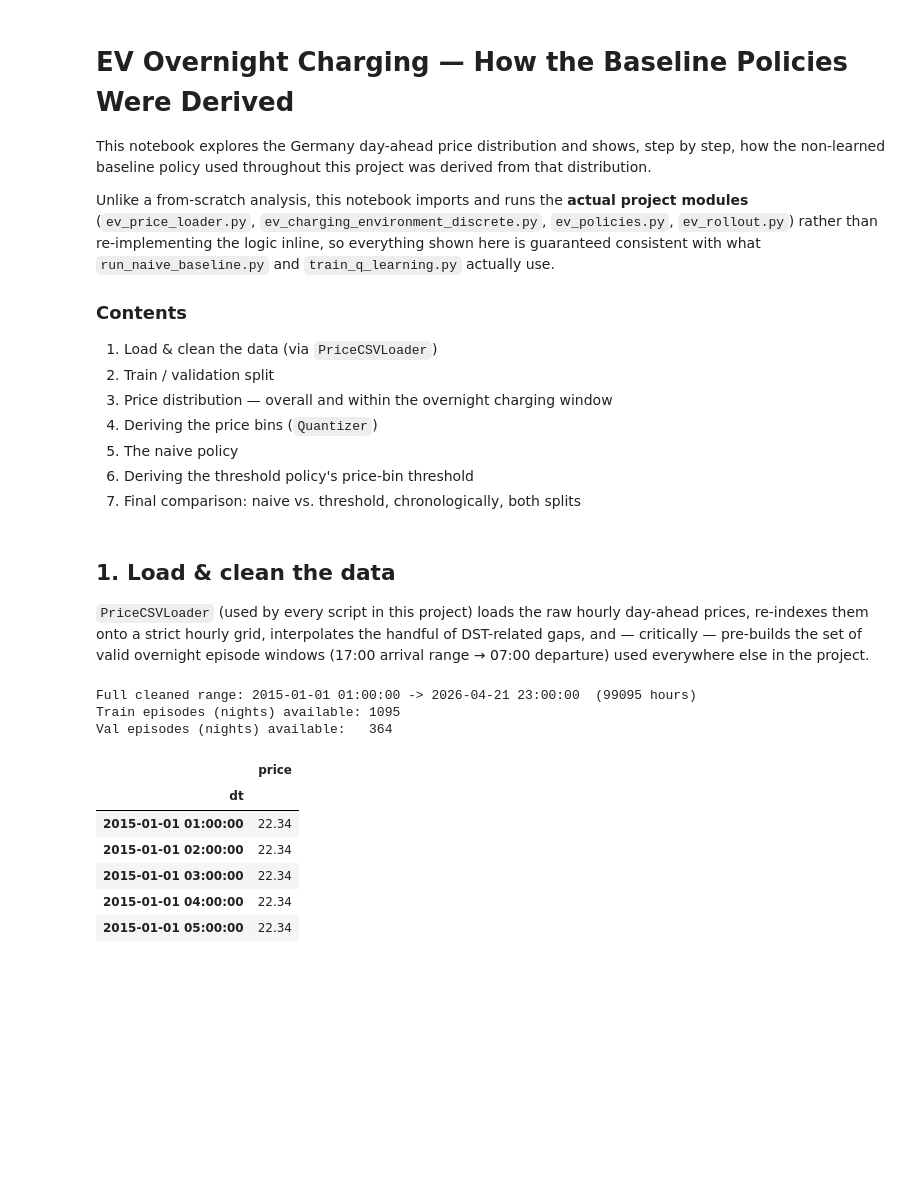
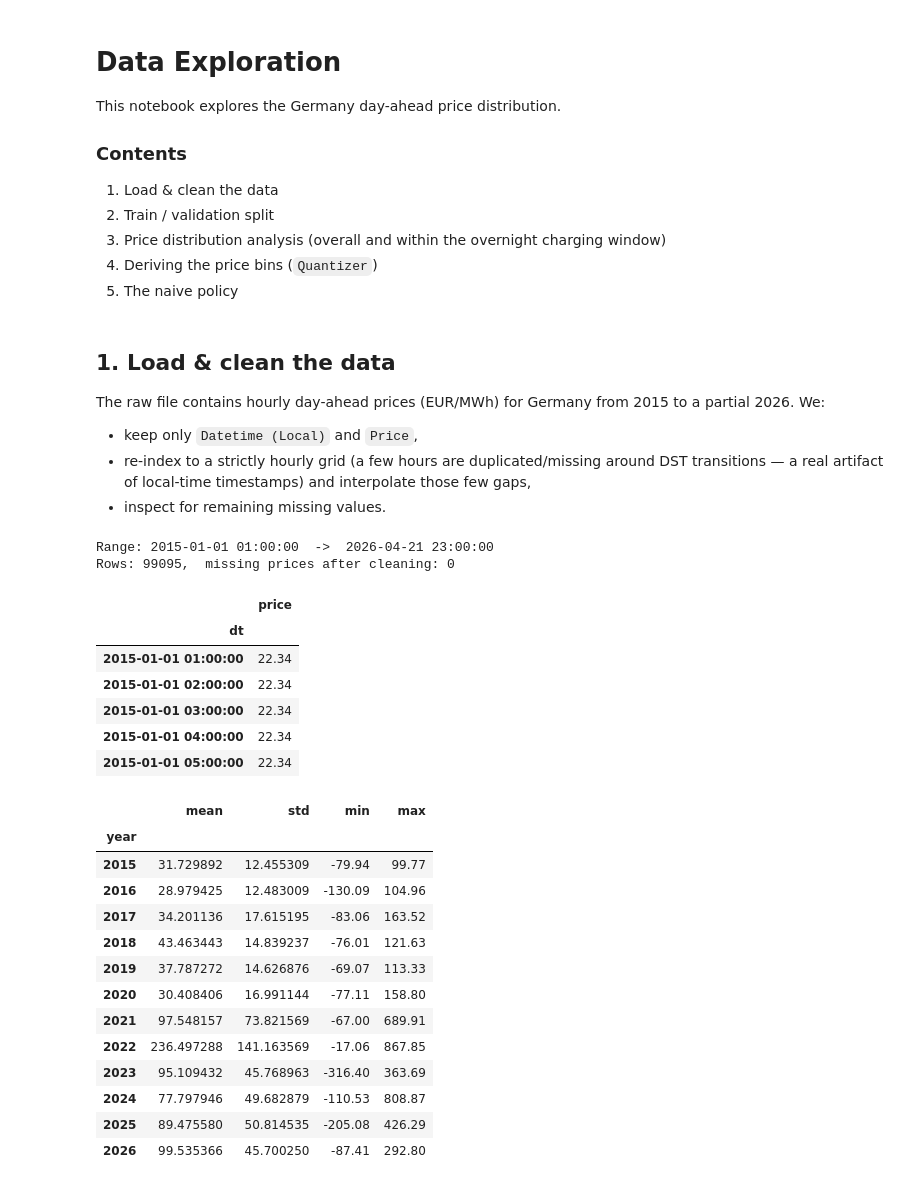
Before and after one commit to VirginiaFoschi/foschi2526, a Jupyter notebook: data/data_exploration.ipynb, the cells around one changed output. Cells and saved outputs as stored; diff of their text form; code cells hidden in the pictures; blank space fills up the shorter version.

```diff
--- a/data/data_exploration.ipynb
+++ b/data/data_exploration.ipynb
@@ -1,24 +1,14 @@
 # %% [markdown]
-# EV Overnight Charging — How the Baseline Policies Were Derived
+# Data Exploration
 
-This notebook explores the Germany day-ahead price distribution and shows,
-step by step, how the non-learned baseline policy used throughout this
-project was derived from that distribution.
-
-Unlike a from-scratch analysis, this notebook imports and runs the **actual
-project modules** (`ev_price_loader.py`, `ev_charging_environment_discrete.py`,
-`ev_policies.py`, `ev_rollout.py`) rather than re-implementing the logic
-inline, so everything shown here is guaranteed consistent with what
-`run_naive_baseline.py` and `train_q_learning.py` actually use.
+This notebook explores the Germany day-ahead price distribution.
 
 ### Contents
-1. Load & clean the data (via `PriceCSVLoader`)
+1. Load & clean the data
 2. Train / validation split
-3. Price distribution — overall and within the overnight charging window
+3. Price distribution analysis (overall and within the overnight charging window)
 4. Deriving the price bins (`Quantizer`)
 5. The naive policy
-6. Deriving the threshold policy's price-bin threshold
-7. Final comparison: naive vs. threshold, chronologically, both splits
 # %%
 import numpy as np
 import pandas as pd
@@ -41,22 +19,30 @@ pd.set_option('display.precision', 3)
 # %% [markdown]
 ## 1. Load & clean the data
 
-`PriceCSVLoader` (used by every script in this project) loads the raw hourly
-day-ahead prices, re-indexes them onto a strict hourly grid, interpolates the
-handful of DST-related gaps, and — critically — pre-builds the set of valid
-overnight episode windows (17:00 arrival range → 07:00 departure) used
-everywhere else in the project.
+The raw file contains hourly day-ahead prices (EUR/MWh) for Germany from 2015
+to a partial 2026. We:
+- keep only `Datetime (Local)` and `Price`,
+- re-index to a strictly hourly grid (a few hours are duplicated/missing around
+  DST transitions — a real artifact of local-time timestamps) and interpolate
+  those few gaps,
+- inspect for remaining missing values.
 # %%
-loader = PriceCSVLoader('Germany.csv')   # defaults: train=2022-2024, val=2025, departure fixed at 07:00
+raw = pd.read_csv('Germany.csv')
+raw['dt'] = pd.to_datetime(raw['Datetime (Local)'])
+df = raw[['dt', 'Price (EUR/MWhe)']].rename(columns={'Price (EUR/MWhe)': 'price'})
+df = df.sort_values('dt').drop_duplicates(subset='dt').set_index('dt')
 
-print(f"Full cleaned range: {loader.df.index.min()} -> {loader.df.index.max()}  ({len(loader.df)} hours)")
-print(f"Train episodes (nights) available: {len(loader.episodes['train'])}")
-print(f"Val episodes (nights) available:   {len(loader.episodes['val'])}")
-loader.df.head()
+full_idx = pd.date_range(df.index.min(), df.index.max(), freq='h')
+df = df.reindex(full_idx)
+df['price'] = df['price'].interpolate(limit=3)   # fixes the handful of DST gaps
+df.index.name = 'dt'
+
+print(f"Range: {df.index.min()}  ->  {df.index.max()}")
+print(f"Rows: {len(df)},  missing prices after cleaning: {df['price'].isna().sum()}")
+df.head()
 # %% [output]
-Full cleaned range: 2015-01-01 01:00:00 -> 2026-04-21 23:00:00  (99095 hours)
-Train episodes (nights) available: 1095
-Val episodes (nights) available:   364
+Range: 2015-01-01 01:00:00  ->  2026-04-21 23:00:00
+Rows: 99095,  missing prices after cleaning: 0
 |  | price |
 | dt |  |
 | 2015-01-01 01:00:00 | 22.34 |
@@ -64,3 +50,22 @@ Val episodes (nights) available:   364
 | 2015-01-01 03:00:00 | 22.34 |
 | 2015-01-01 04:00:00 | 22.34 |
 | 2015-01-01 05:00:00 | 22.34 |
+# %%
+df['year'] = df.index.year
+yearly = df.groupby('year')['price'].agg(['mean', 'std', 'min', 'max'])
+yearly
+# %% [output]
+|  | mean | std | min | max |
+| year |  |  |  |  |
+| 2015 | 31.729892 | 12.455309 | -79.94 | 99.77 |
+| 2016 | 28.979425 | 12.483009 | -130.09 | 104.96 |
+| 2017 | 34.201136 | 17.615195 | -83.06 | 163.52 |
+| 2018 | 43.463443 | 14.839237 | -76.01 | 121.63 |
+| 2019 | 37.787272 | 14.626876 | -69.07 | 113.33 |
+| 2020 | 30.408406 | 16.991144 | -77.11 | 158.80 |
+| 2021 | 97.548157 | 73.821569 | -67.00 | 689.91 |
+| 2022 | 236.497288 | 141.163569 | -17.06 | 867.85 |
+| 2023 | 95.109432 | 45.768963 | -316.40 | 363.69 |
+| 2024 | 77.797946 | 49.682879 | -110.53 | 808.87 |
+| 2025 | 89.475580 | 50.814535 | -205.08 | 426.29 |
+| 2026 | 99.535366 | 45.700250 | -87.41 | 292.80 |
```
Also changed, not shown: parts of 21 cells of this notebook, 2 other files.
